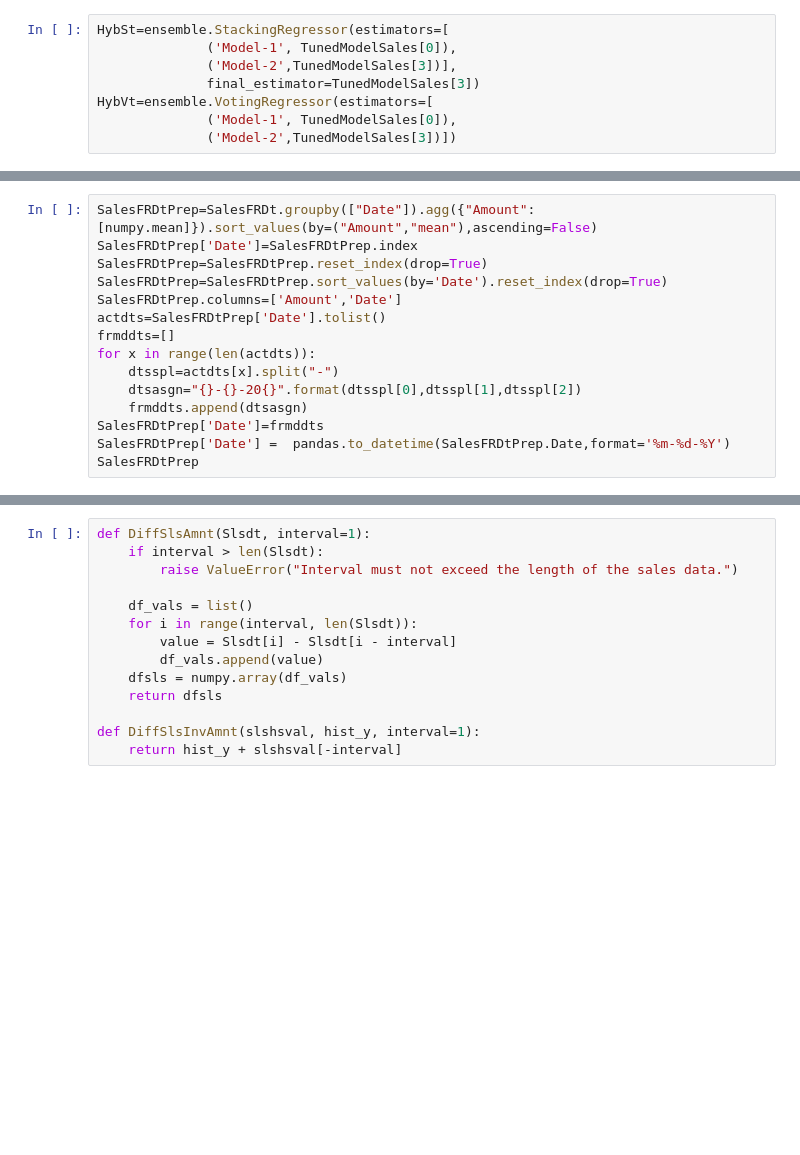
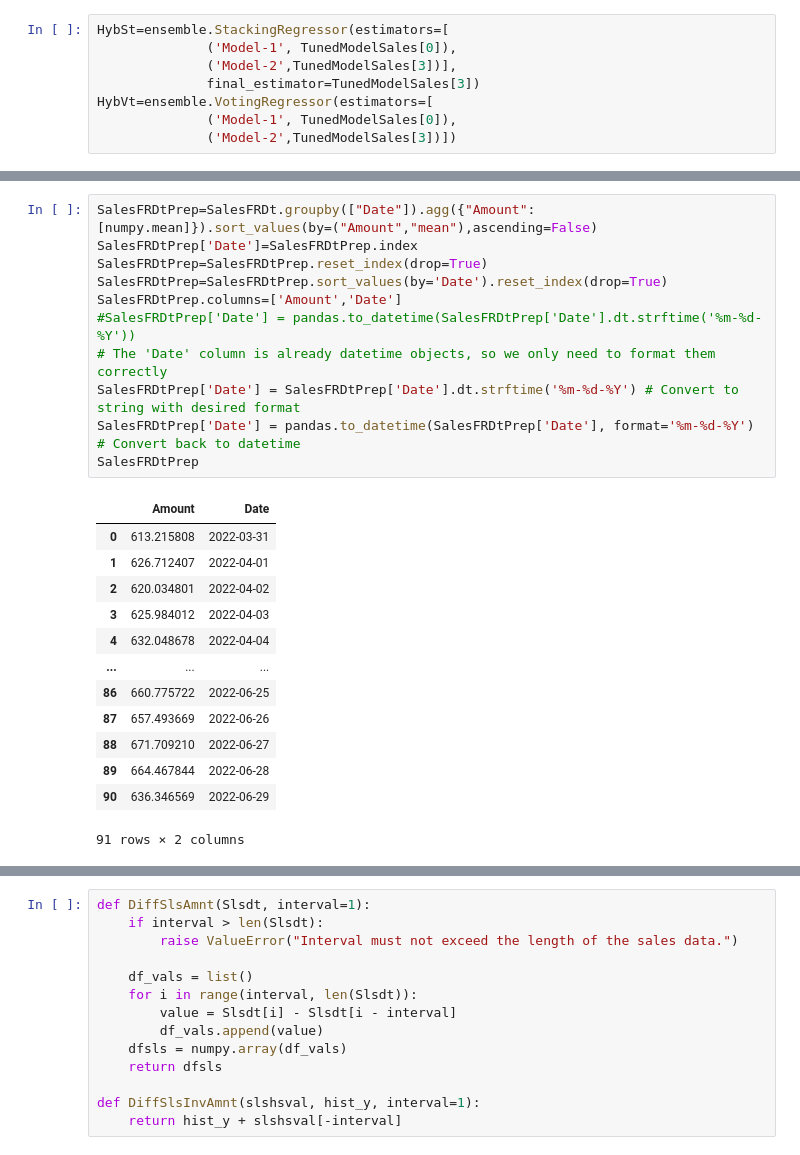
Before and after one commit to vasanthk99/Data_Science_Project, a Jupyter notebook: supermarket_sales_prediction_project.ipynb, the cells around one changed output, grey strips where cells are left out. Saved outputs shown, nothing was run; the diff lists cells and outputs as text; blank space fills up the shorter version.

```diff
--- a/supermarket_sales_prediction_project.ipynb
+++ b/supermarket_sales_prediction_project.ipynb
@@ -727,18 +833,28 @@ SalesFRDt
 # %%
 SalesFRDtPrep=SalesFRDt.groupby(["Date"]).agg({"Amount": [numpy.mean]}).sort_values(by=("Amount","mean"),ascending=False)
 SalesFRDtPrep['Date']=SalesFRDtPrep.index
 SalesFRDtPrep=SalesFRDtPrep.reset_index(drop=True)
 SalesFRDtPrep=SalesFRDtPrep.sort_values(by='Date').reset_index(drop=True)
 SalesFRDtPrep.columns=['Amount','Date']
-actdts=SalesFRDtPrep['Date'].tolist()
-frmddts=[]
-for x in range(len(actdts)):
-    dtsspl=actdts[x].split("-")
-    dtsasgn="{}-{}-20{}".format(dtsspl[0],dtsspl[1],dtsspl[2])
-    frmddts.append(dtsasgn)
-SalesFRDtPrep['Date']=frmddts
-SalesFRDtPrep['Date'] =  pandas.to_datetime(SalesFRDtPrep.Date,format='%m-%d-%Y')
+#SalesFRDtPrep['Date'] = pandas.to_datetime(SalesFRDtPrep['Date'].dt.strftime('%m-%d-%Y'))
+# The 'Date' column is already datetime objects, so we only need to format them correctly
+SalesFRDtPrep['Date'] = SalesFRDtPrep['Date'].dt.strftime('%m-%d-%Y') # Convert to string with desired format
+SalesFRDtPrep['Date'] = pandas.to_datetime(SalesFRDtPrep['Date'], format='%m-%d-%Y') # Convert back to datetime
 SalesFRDtPrep
+# %% [output]
+|  | Amount | Date |
+| 0 | 613.215808 | 2022-03-31 |
+| 1 | 626.712407 | 2022-04-01 |
+| 2 | 620.034801 | 2022-04-02 |
+| 3 | 625.984012 | 2022-04-03 |
+| 4 | 632.048678 | 2022-04-04 |
+| ... | ... | ... |
+| 86 | 660.775722 | 2022-06-25 |
+| 87 | 657.493669 | 2022-06-26 |
+| 88 | 671.709210 | 2022-06-27 |
+| 89 | 664.467844 | 2022-06-28 |
+| 90 | 636.346569 | 2022-06-29 |
+91 rows × 2 columns
 # %%
 SalesFRDtPrepdt=SalesFRDtPrep.set_index("Date")
 SalesFRDtPrepdt=SalesFRDtPrepdt.resample('1D').mean().ffill()
```
Also changed, not shown: parts of 13 cells of this notebook.
